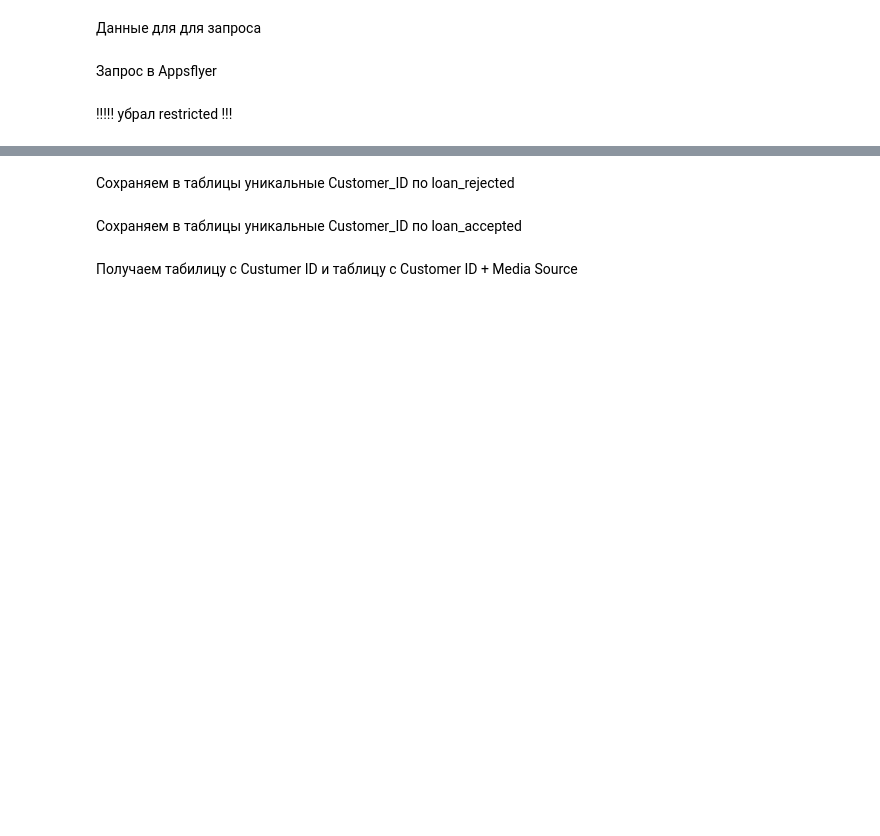
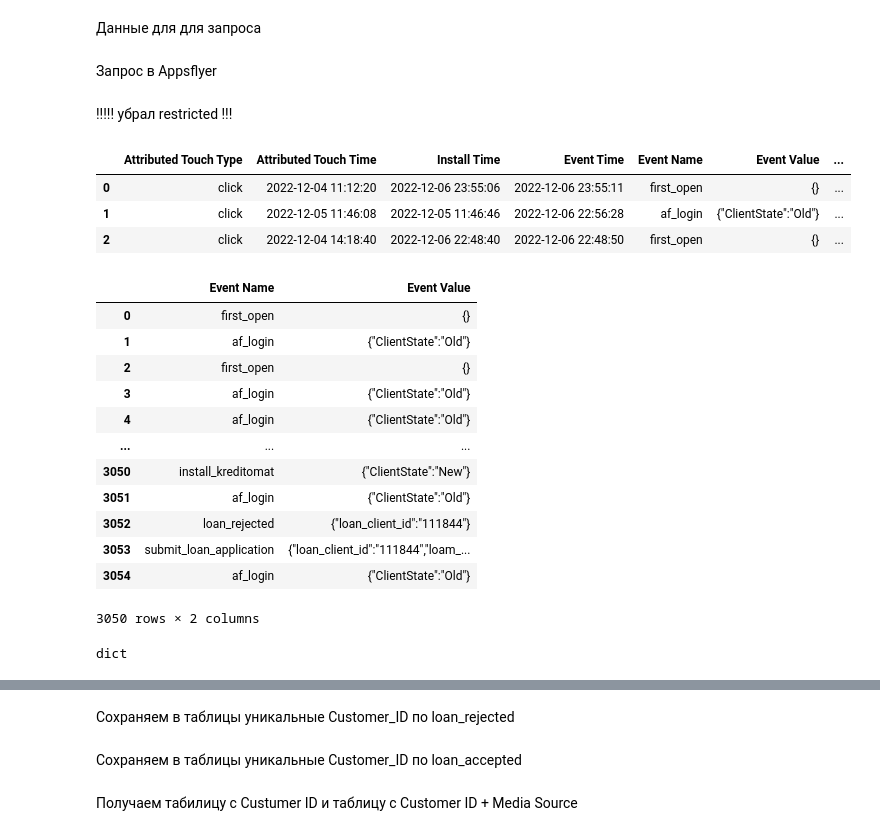
Before and after one commit to ChapnesAl/DA_Fintech, a Jupyter notebook: jupyter_files/get_events.ipynb, the cells around one changed output, grey strips where cells are left out. Drawn from its saved outputs; the diff is of its cells as text; code cells hidden in the pictures; blank space fills up the shorter version.

```diff
--- a/jupyter_files/get_events.ipynb
+++ b/jupyter_files/get_events.ipynb
@@ -45,3 +45,41 @@ df = pd.read_csv(io.StringIO(urlData.decode('utf-8')))
 !!!!! убрал restricted !!!
 # %%
 df = df.loc[df['Media Source'] != 'restricted']
+# %%
+df.head(3)
+# %% [output]
+|  | Attributed Touch Type | Attributed Touch Time | Install Time | Event Time | Event Name | Event Value | ... |
+| 0 | click | 2022-12-04 11:12:20 | 2022-12-06 23:55:06 | 2022-12-06 23:55:11 | first_open | {} | ... |
+| 1 | click | 2022-12-05 11:46:08 | 2022-12-05 11:46:46 | 2022-12-06 22:56:28 | af_login | {"ClientState":"Old"} | ... |
+| 2 | click | 2022-12-04 14:18:40 | 2022-12-06 22:48:40 | 2022-12-06 22:48:50 | first_open | {} | ... |
+# %%
+# for i in df[["Event Name","Event Value"]].to_list():
+#     print(i)
+
+# for i in df['Event Name'].to_list():
+#     print(i)
+
+df[["Event Name","Event Value"]]
+# %% [output]
+|  | Event Name | Event Value |
+| 0 | first_open | {} |
+| 1 | af_login | {"ClientState":"Old"} |
+| 2 | first_open | {} |
+| 3 | af_login | {"ClientState":"Old"} |
+| 4 | af_login | {"ClientState":"Old"} |
+| ... | ... | ... |
+| 3050 | install_kreditomat | {"ClientState":"New"} |
+| 3051 | af_login | {"ClientState":"Old"} |
+| 3052 | loan_rejected | {"loan_client_id":"111844"} |
+| 3053 | submit_loan_application | {"loan_client_id":"111844","loam_... |
+| 3054 | af_login | {"ClientState":"Old"} |
+3050 rows × 2 columns
+# %%
+
+# import ast
+# for i in df["Event Value"].to_list():
+#     print(i)
+
+type(ast.literal_eval(df.iloc[1,5]))
+# %% [output]
+dict
```
Also changed, not shown: parts of 7 cells of this notebook, 9 other files.
